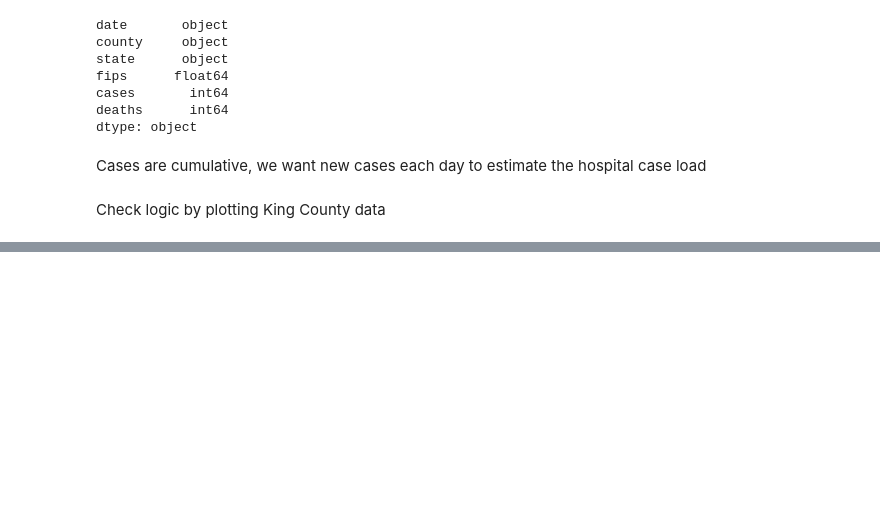
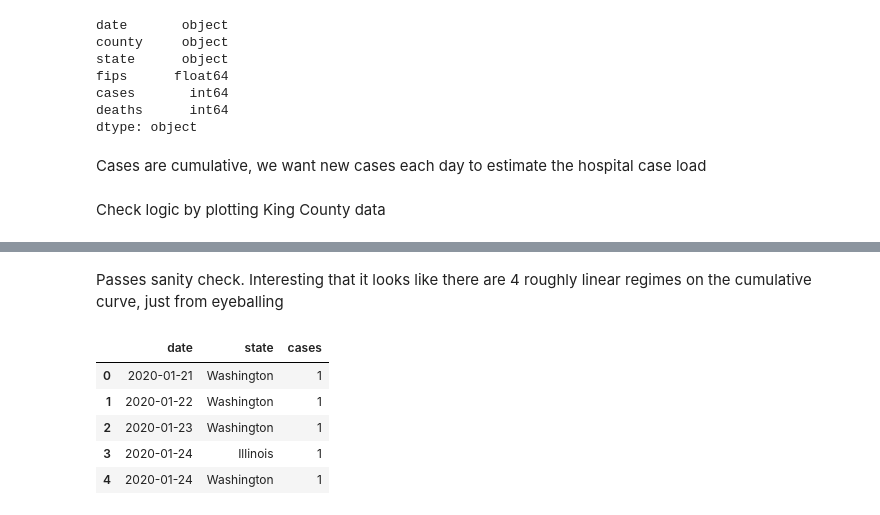
Before and after one commit to amcadie/covid_19_hospitalization_estimate, a Jupyter notebook: covid19_hospitalizations.ipynb, the cells around one changed output, grey strips where cells are left out. Cells and saved outputs as stored; diff of their text form; code cells hidden in the pictures; blank space fills up the shorter version.

```diff
--- a/covid19_hospitalizations.ipynb
+++ b/covid19_hospitalizations.ipynb
@@ -62,3 +62,20 @@ line = base.mark_line(color = '#e23e57').encode(y = 'cases', tooltip = 'cases')
 (bars + line).properties(title = 'King County Cumulative and Daily Covid-19 Cases').interactive()
 # %% [output]
 [interactive output not drawn]
+# %% [markdown]
+Passes sanity check.  Interesting that it looks like there are 4 roughly linear regimes on the cumulative curve, just from eyeballing
+# %%
+statewide = (
+    cases.groupby(['date', 'state'])
+    .aggregate({'cases':'sum'})
+    .reset_index()
+)
+# %%
+statewide.head()
+# %% [output]
+|  | date | state | cases |
+| 0 | 2020-01-21 | Washington | 1 |
+| 1 | 2020-01-22 | Washington | 1 |
+| 2 | 2020-01-23 | Washington | 1 |
+| 3 | 2020-01-24 | Illinois | 1 |
+| 4 | 2020-01-24 | Washington | 1 |
```
Also changed, not shown: parts of 7 cells of this notebook.
